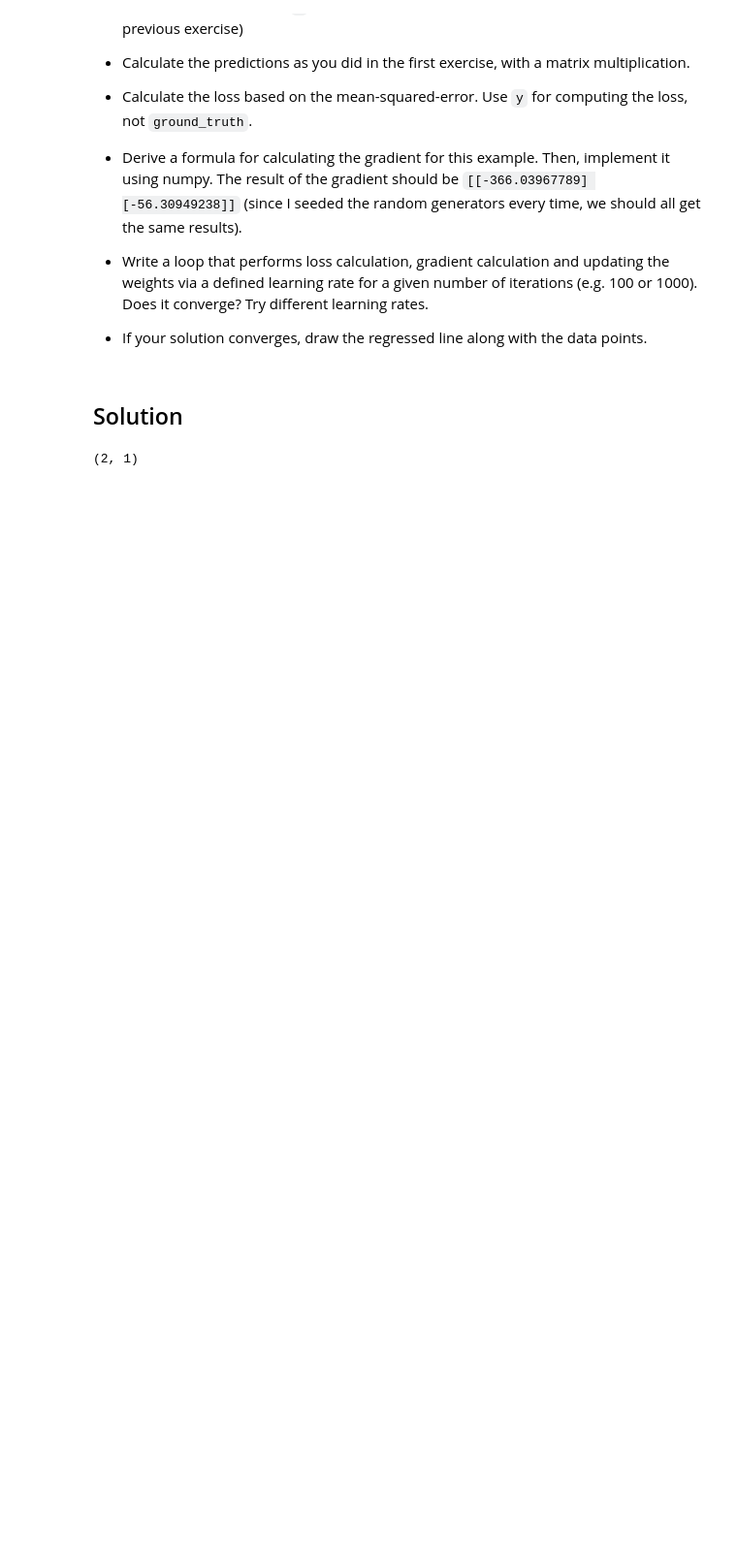
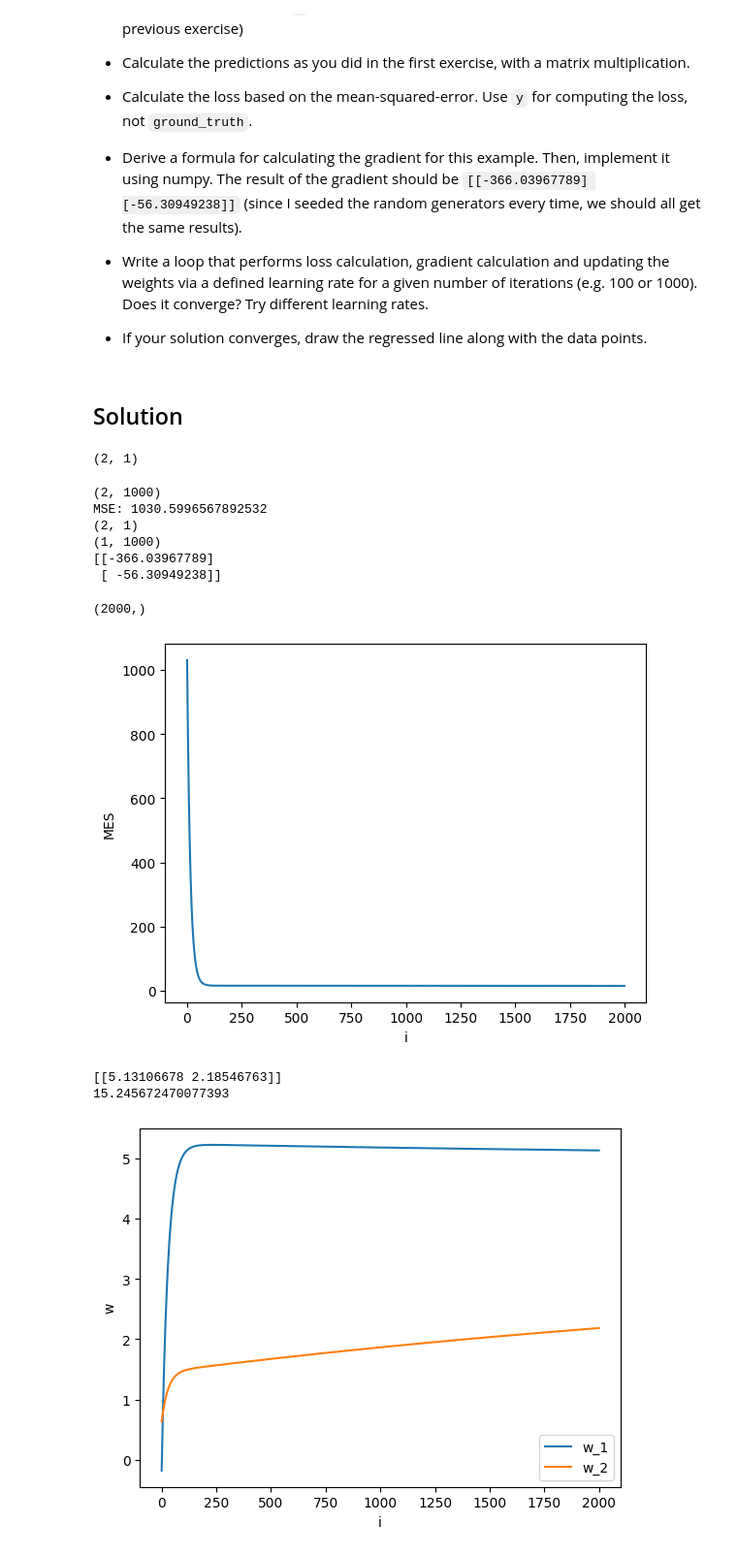
Before and after one commit to NikoFauter/Intro2DeepLearningExercises2023, a Jupyter notebook: Exercise 3/exercise3_regression_gradient.ipynb, the cells around one changed output. Shown at 97% size. Saved outputs shown, nothing was run; the diff lists cells and outputs as text; code cells hidden in the pictures; blank space fills up the shorter version.

```diff
--- a/Exercise 3/exercise3_regression_gradient.ipynb
+++ b/Exercise 3/exercise3_regression_gradient.ipynb
@@ -69,5 +69,6 @@ def generate_weights(num_features):
 
 weights = generate_weights(X.shape[-1] + 1) # +1 because you will add the column of ones later on
 print(weights.shape)
+weights=weights.T
 # %% [output]
 (2, 1)
@@ -75,0 +75,72 @@ print(weights.shape)
+# %%
+# Rest of your code here
+ones = np.ones(X.shape[0])
+X_ = (np.c_[X, ones]).T
+print(X_.shape)
+y=y.T
+y_pred= weights @ X_
+loss = np.mean(np.power(y-y_pred, 2))
+print("MSE:", loss)
+gradient=-1/len(y.T)*2*X_@(y-y_pred).T
+print(gradient.shape)
+print((y-y_pred).shape)
+print(gradient)
+# %% [output]
+(2, 1000)
+MSE: 1030.5996567892532
+(2, 1)
+(1, 1000)
+[[-366.03967789]
+ [ -56.30949238]]
+# %%
+def gradient_w(y,w,X):
+    y_pred= w@ X
+    gradient=(-1/len(y.T)*2*X@(y-y_pred).T).T
+    return gradient
+def loss(y,w,X):
+    return np.mean(np.power(y-w @ X, 2))
+def gradient_loop(y,w,w_vec,dw_vec,X,iterations,loss_vec,i):
+    if i==iterations:
+        return loss_vec,w,w_vec,dw_vec
+    else:
+
+        loss_vec[i]=loss(y,w,X)
+        step_size=1/((np.power(iterations,1)))#*loss(y,w,X)
+        w_vec[i,0]=w[0,0]
+        w_vec[i,1]=w[0,1]
+        dw=gradient_w(y,w,X)
+        dw_vec[i,0]=dw[0,0]
+        dw_vec[i,1]=dw[0,1]
+        w=w-step_size*dw
+        return gradient_loop(y,w,w_vec,dw_vec,X,iterations,loss_vec,i+1)
+iterations=2000
+(loss_vec,w,w_vec,dw_vec)=gradient_loop(y,weights,np.zeros((iterations,2)),np.zeros((iterations,2)),X_,iterations,np.empty(iterations),0)
+print(loss_vec.shape)
+plt.figure()
+plt.plot(np.arange(0, iterations),loss_vec)
+plt.xlabel("i")
+plt.ylabel('MES')
+plt.show()
+print(w)
+print(loss_vec[iterations-1])
+plt.figure()
+plt.plot(np.arange(0, iterations),w_vec[:,0])
+plt.plot(np.arange(0, iterations),w_vec[:,1])
+plt.xlabel("i")
+plt.ylabel('w')
+plt.legend(['w_1','w_2'])
+plt.show()
+
+plt.figure()
+plt.plot(np.arange(0, iterations),dw_vec[:,0])
+plt.plot(np.arange(0, iterations),dw_vec[:,1])
+plt.xlabel("i")
+plt.ylabel('dw')
+plt.legend(['dw_1','dw_2'])
+plt.show()
+# %% [output]
+(2000,)
+[figure, added]
+[[5.13106678 2.18546763]]
+15.245672470077393
+[figure, added]
```
Also changed, not shown: parts of 3 cells of this notebook, 4 other files.
